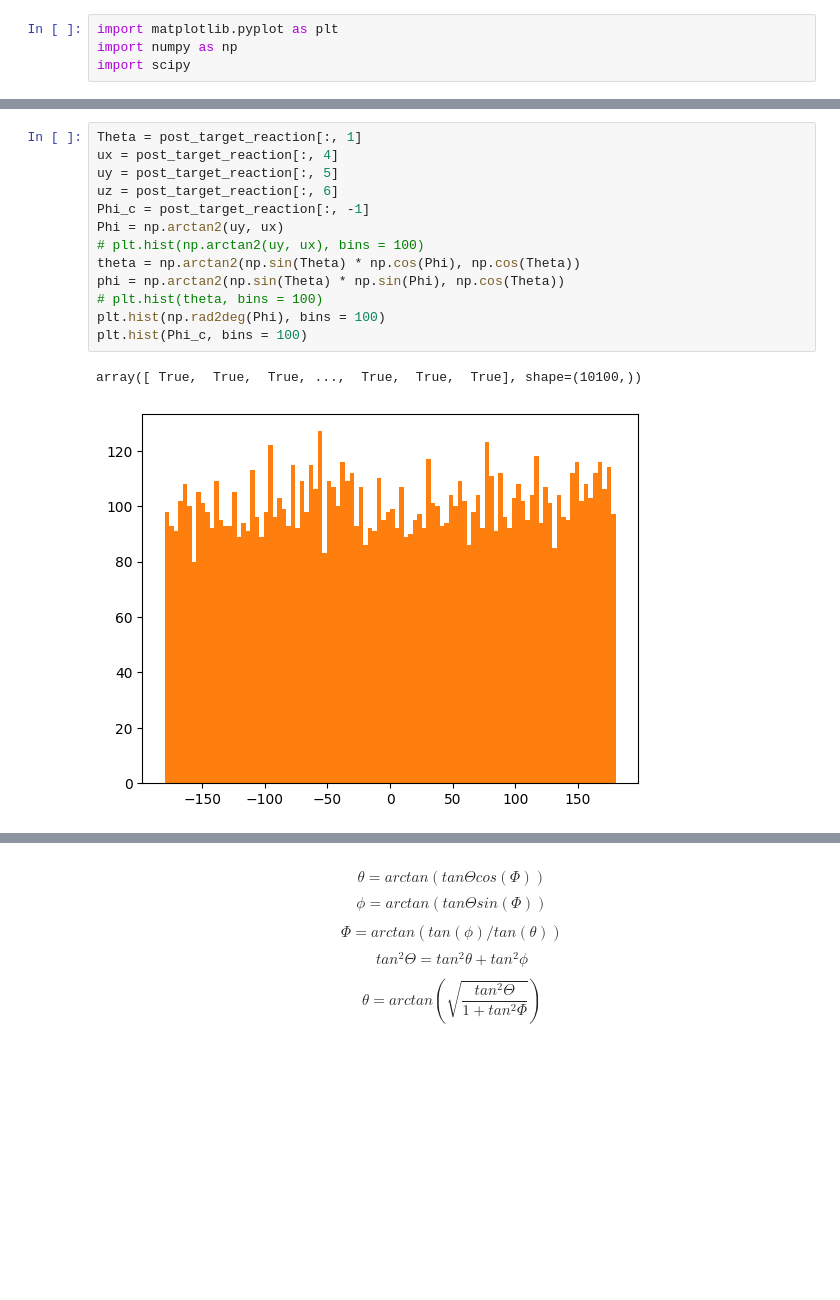
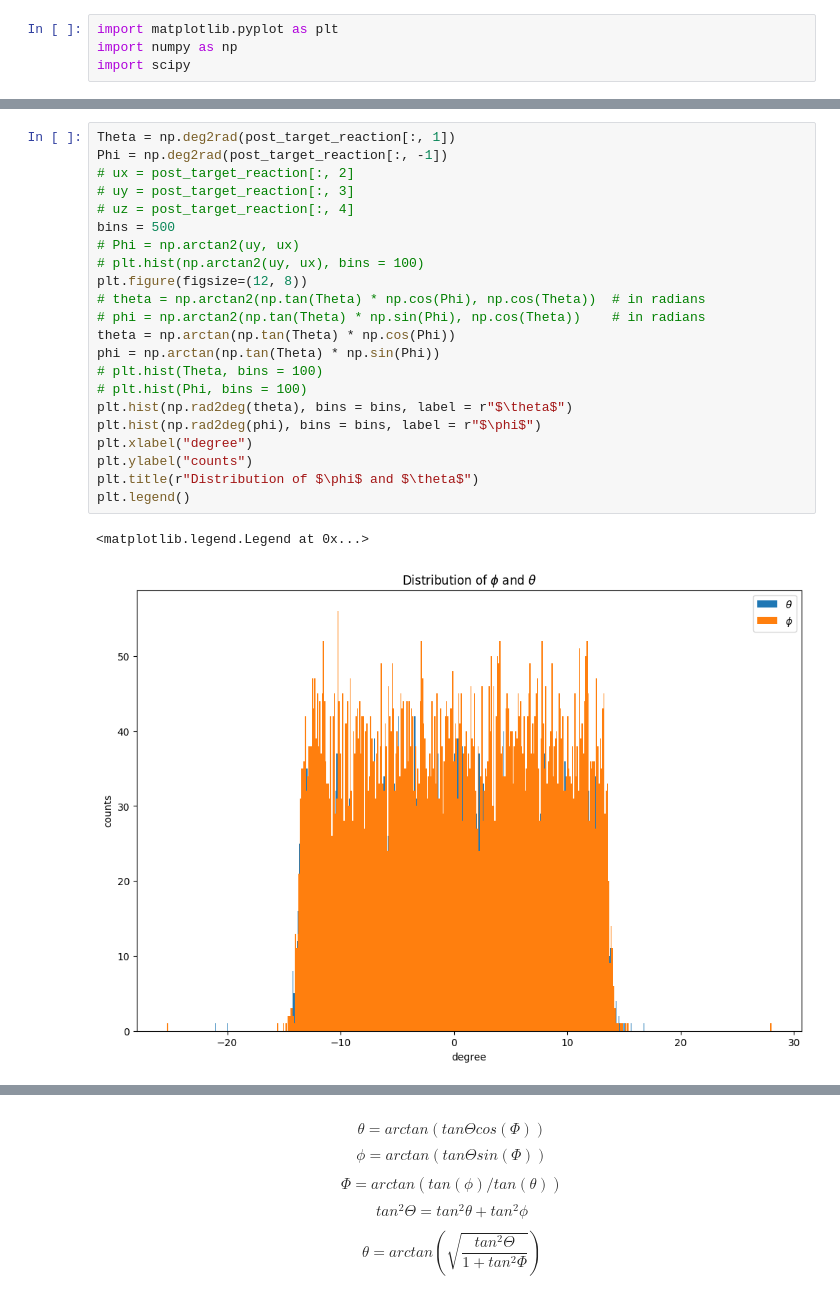
Before and after one commit to htametahI/G4EMMA, a Jupyter notebook: UserDir/ExcitationEnergy/check_results.ipynb, the cells around one changed output, grey strips where cells are left out. Saved outputs shown, nothing was run; the diff lists cells and outputs as text; blank space fills up the shorter version.

```diff
--- a/UserDir/ExcitationEnergy/check_results.ipynb
+++ b/UserDir/ExcitationEnergy/check_results.ipynb
@@ -77,17 +126,26 @@ print(len(fp_z_10pt95))
 # %%
-Theta = post_target_reaction[:, 1]
-ux = post_target_reaction[:, 4]
-uy = post_target_reaction[:, 5]
-uz = post_target_reaction[:, 6]
-Phi_c = post_target_reaction[:, -1]
-Phi = np.arctan2(uy, ux)
+Theta = np.deg2rad(post_target_reaction[:, 1])
+Phi = np.deg2rad(post_target_reaction[:, -1])
+# ux = post_target_reaction[:, 2]
+# uy = post_target_reaction[:, 3]
+# uz = post_target_reaction[:, 4]
+bins = 500
+# Phi = np.arctan2(uy, ux)
 # plt.hist(np.arctan2(uy, ux), bins = 100)
-theta = np.arctan2(np.sin(Theta) * np.cos(Phi), np.cos(Theta))
-phi = np.arctan2(np.sin(Theta) * np.sin(Phi), np.cos(Theta))
-# plt.hist(theta, bins = 100)
-plt.hist(np.rad2deg(Phi), bins = 100)
-plt.hist(Phi_c, bins = 100)
+plt.figure(figsize=(12, 8))
+# theta = np.arctan2(np.tan(Theta) * np.cos(Phi), np.cos(Theta))  # in radians
+# phi = np.arctan2(np.tan(Theta) * np.sin(Phi), np.cos(Theta))    # in radians
+theta = np.arctan(np.tan(Theta) * np.cos(Phi))
+phi = np.arctan(np.tan(Theta) * np.sin(Phi))
+# plt.hist(Theta, bins = 100)
+# plt.hist(Phi, bins = 100)
+plt.hist(np.rad2deg(theta), bins = bins, label = r"$\theta$")
+plt.hist(np.rad2deg(phi), bins = bins, label = r"$\phi$")
+plt.xlabel("degree")
+plt.ylabel("counts")
+plt.title(r"Distribution of $\phi$ and $\theta$")
+plt.legend()
 # %% [output]
-array([ True,  True,  True, ...,  True,  True,  True], shape=(10100,))
+<matplotlib.legend.Legend at 0x...>
-[figure, old version]
+[figure, new version]
 # %%
```
Also changed, not shown: parts of 16 cells of this notebook, 13 other files.
